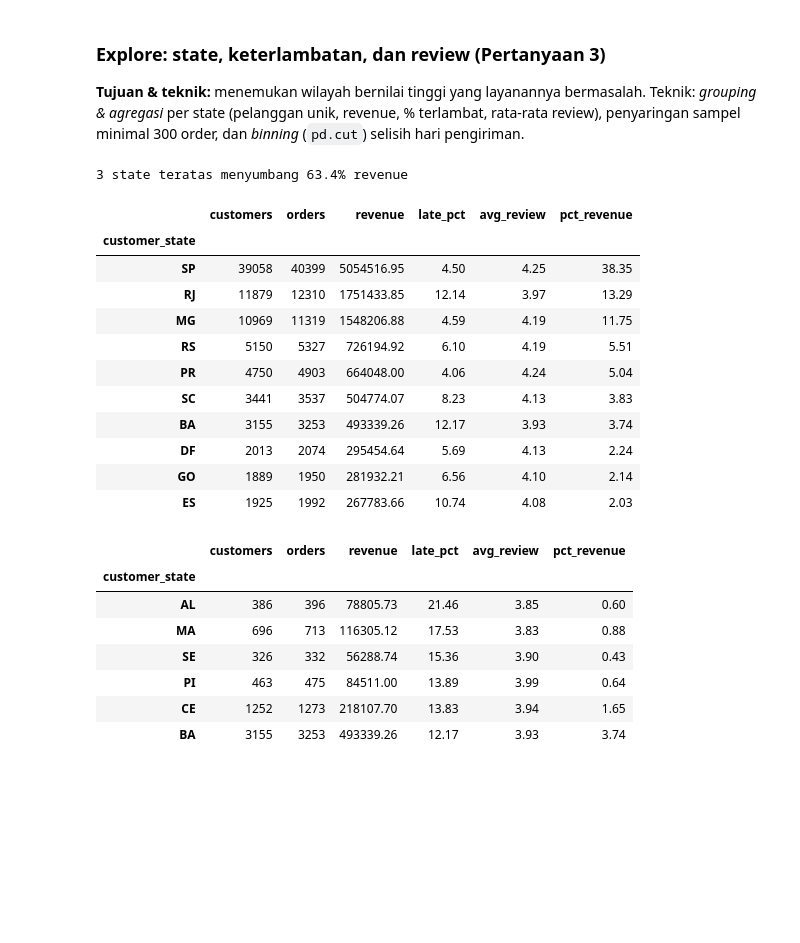
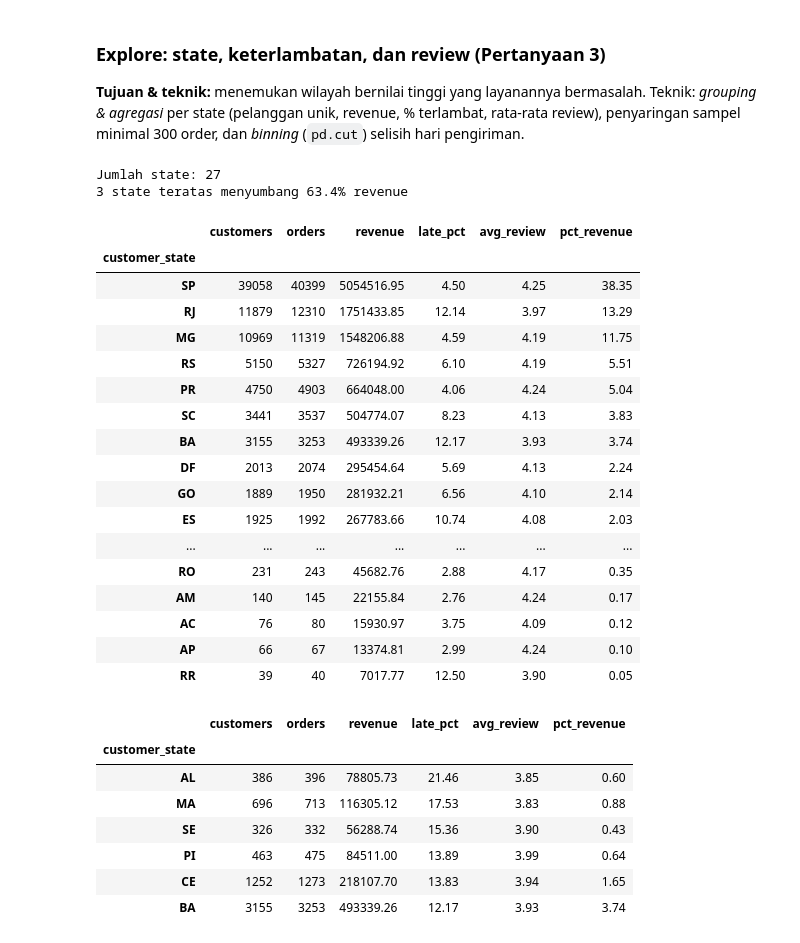
Before and after one commit to FRXIKEN/ecommerce-dashboard, a Jupyter notebook: notebook.ipynb, the cells around one changed output. Drawn from its saved outputs; the diff is of its cells as text; code cells hidden in the pictures; blank space fills up the shorter version.

```diff
--- a/notebook.ipynb
+++ b/notebook.ipynb
@@ -505,32 +533,41 @@ Pertumbuhan YoY Jan-Agu 2018 vs 2017: revenue +141.1% | order +139.9%
 # %%
 order_level = (main_df.groupby("order_id")
                .agg(customer_unique_id=("customer_unique_id", "first"), customer_state=("customer_state", "first"),
                     revenue=("price", "sum"), is_late=("is_late", "first"), delay_days=("delay_days", "first"),
                     review_score=("review_score", "first"))
                .reset_index())
 
 state_perf = (order_level.groupby("customer_state")
               .agg(customers=("customer_unique_id", "nunique"), orders=("order_id", "count"),
                    revenue=("revenue", "sum"), late_pct=("is_late", lambda s: s.mean() * 100),
                    avg_review=("review_score", "mean"))
               .sort_values("revenue", ascending=False))
 state_perf["pct_revenue"] = state_perf["revenue"] / state_perf["revenue"].sum() * 100
+
+print("Jumlah state:", len(state_perf))
 print("3 state teratas menyumbang {:.1f}% revenue".format(state_perf.head(3)["pct_revenue"].sum()))
-state_perf.head(10).round(2)
+state_perf.round(2)
 # %% [output]
+Jumlah state: 27
 3 state teratas menyumbang 63.4% revenue
 |  | customers | orders | revenue | late_pct | avg_review | pct_revenue |
 | customer_state |  |  |  |  |  |  |
 | SP | 39058 | 40399 | 5054516.95 | 4.50 | 4.25 | 38.35 |
 | RJ | 11879 | 12310 | 1751433.85 | 12.14 | 3.97 | 13.29 |
 | MG | 10969 | 11319 | 1548206.88 | 4.59 | 4.19 | 11.75 |
 | RS | 5150 | 5327 | 726194.92 | 6.10 | 4.19 | 5.51 |
 | PR | 4750 | 4903 | 664048.00 | 4.06 | 4.24 | 5.04 |
 | SC | 3441 | 3537 | 504774.07 | 8.23 | 4.13 | 3.83 |
 | BA | 3155 | 3253 | 493339.26 | 12.17 | 3.93 | 3.74 |
 | DF | 2013 | 2074 | 295454.64 | 5.69 | 4.13 | 2.24 |
 | GO | 1889 | 1950 | 281932.21 | 6.56 | 4.10 | 2.14 |
 | ES | 1925 | 1992 | 267783.66 | 10.74 | 4.08 | 2.03 |
+| ... | ... | ... | ... | ... | ... | ... |
+| RO | 231 | 243 | 45682.76 | 2.88 | 4.17 | 0.35 |
+| AM | 140 | 145 | 22155.84 | 2.76 | 4.24 | 0.17 |
+| AC | 76 | 80 | 15930.97 | 3.75 | 4.09 | 0.12 |
+| AP | 66 | 67 | 13374.81 | 2.99 | 4.24 | 0.10 |
+| RR | 39 | 40 | 7017.77 | 12.50 | 3.90 | 0.05 |
 # %%
 # State dengan persentase keterlambatan tertinggi (minimal 300 order agar tidak bias sampel kecil)
 state_perf[state_perf["orders"] >= 300].sort_values("late_pct", ascending=False).head(6).round(2)
```
Also changed, not shown: parts of 13 cells of this notebook.
